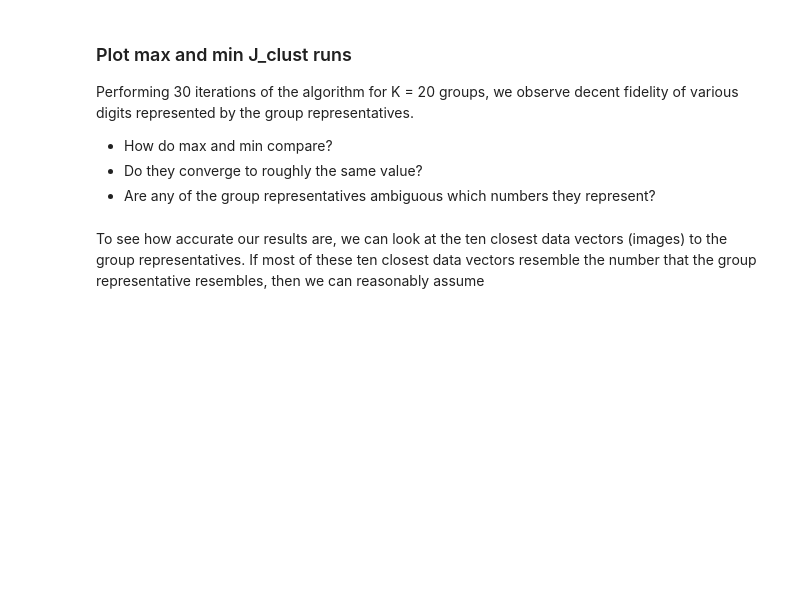
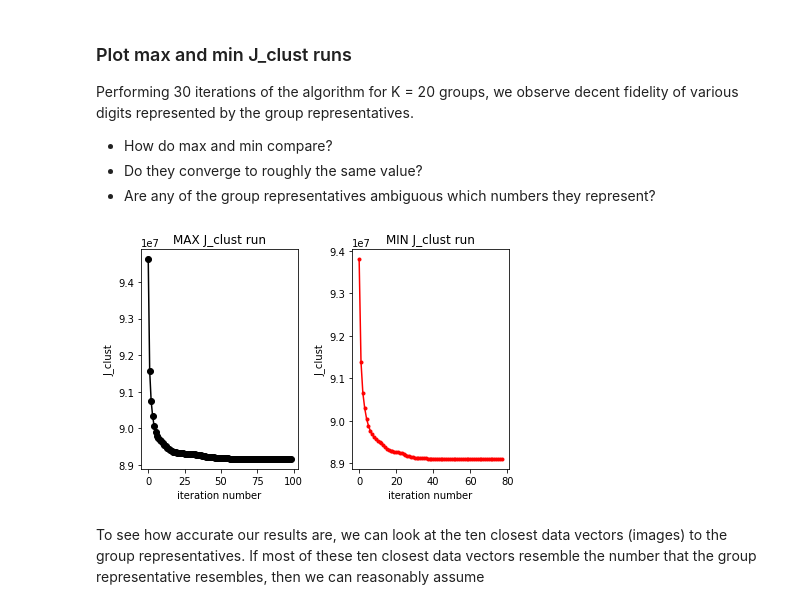
Before and after one commit to jakemdaly/MNIST-k-means-clustering, a Jupyter notebook: jake-daly_kmeans.ipynb, the cells around one changed output. Cells and saved outputs as stored; diff of their text form; code cells hidden in the pictures; blank space fills up the shorter version.

```diff
--- a/jake-daly_kmeans.ipynb
+++ b/jake-daly_kmeans.ipynb
@@ -174,44 +215,45 @@ Performing 30 iterations of the algorithm for K = 20 groups, we observe decent f
 
 MAX_run = out_data_master_2030[max_J_clust["Run"]]
 MIN_run = out_data_master_2030[min_J_clust["Run"]]
 
 fig1 = plt.figure()
-plt.title('Group representatives from MAX run')
-
-for i in range(np.shape(MAX_run["group_representatives"])[0]):
-
-    image = np.array(MAX_run["group_representatives"])[i].reshape((28,28))
-    sub = fig1.add_subplot(4, 5, i + 1)
-    plt.axis('off')
-    sub.imshow(image)
-
-fig2 = plt.figure()
 plt.title('Group representatives from MIN run')
 
 for i in range(np.shape(MIN_run["group_representatives"])[0]):
 
     image = np.array(MIN_run["group_representatives"])[i].reshape((28,28))
-    sub = fig2.add_subplot(4, 5, i + 1)
+    sub = fig1.add_subplot(4, 5, i + 1)
     plt.axis('off')
     sub.imshow(image)
+
+# fig2 = plt.figure()
+# plt.title('Group representatives from MIN run')
+
+# for i in range(np.shape(MIN_run["group_representatives"])[0]):
+#     image = np.array(MIN_run["group_representatives"])[i].reshape((28,28))
+#     sub = fig2.add_subplot(4, 5, i + 1)
+#     plt.axis('off')
+#     sub.imshow(image)
 
 # Convergence of J_clust in MAX and MIN runs
 plt.subplot(1, 2, 1)
 plt.plot(MAX_run["J_clust"], 'ko-')
 plt.title('MAX J_clust run')
 plt.xlabel('iteration number')
 plt.ylabel('J_clust')
 
 
 plt.subplot(1, 2, 2)
 plt.plot(MIN_run["J_clust"], 'r.-')
 plt.title('MIN J_clust run')
 plt.xlabel('iteration number')
 plt.ylabel('J_clust')
 
 plt.tight_layout()
 
 plt.show()
+# %% [output]
+[figure, added]
 # %% [markdown]
 To see how accurate our results are, we can look at the ten closest data vectors (images) to the group representatives. If most of these ten closest data vectors resemble the number that the group representative resembles, then we can reasonably assume
 # %%
```
Also changed, not shown: parts of 19 cells of this notebook, 7 other files.
